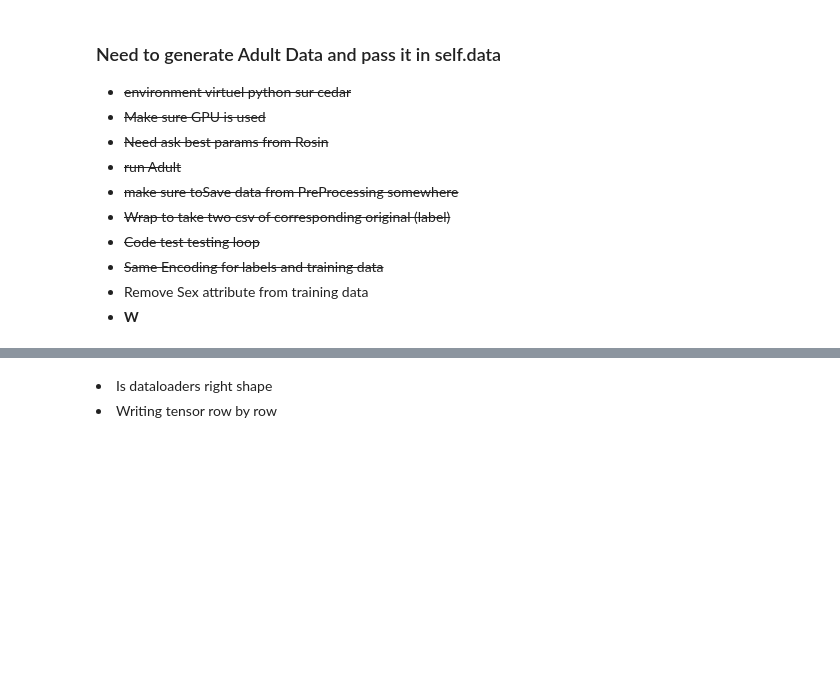
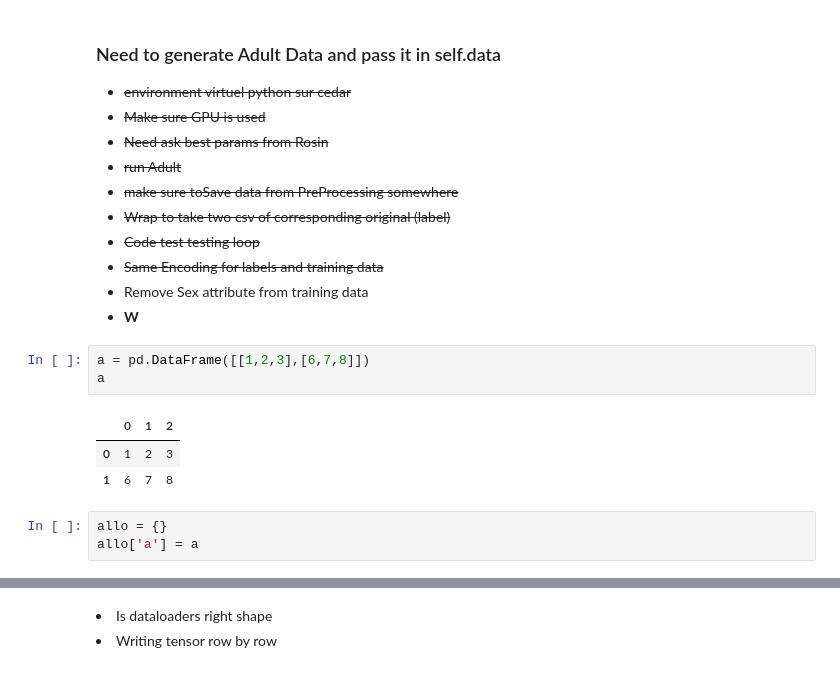
Before and after one commit to jctaillandier/reconstructor, a Jupyter notebook: reconstructor.ipynb, the cells around one changed output, grey strips where cells are left out. Cells and saved outputs as stored; diff of their text form; blank space fills up the shorter version.

```diff
--- a/reconstructor.ipynb
+++ b/reconstructor.ipynb
@@ -12,3 +12,13 @@
     <li> Remove Sex attribute from training data
     <li> <b>W
 </ul>
+# %%
+a = pd.DataFrame([[1,2,3],[6,7,8]])
+a
+# %% [output]
+|  | 0 | 1 | 2 |
+| 0 | 1 | 2 | 3 |
+| 1 | 6 | 7 | 8 |
+# %%
+allo = {}
+allo['a'] = a
```
Also changed, not shown: parts of 1 cell of this notebook, 6 other files.
